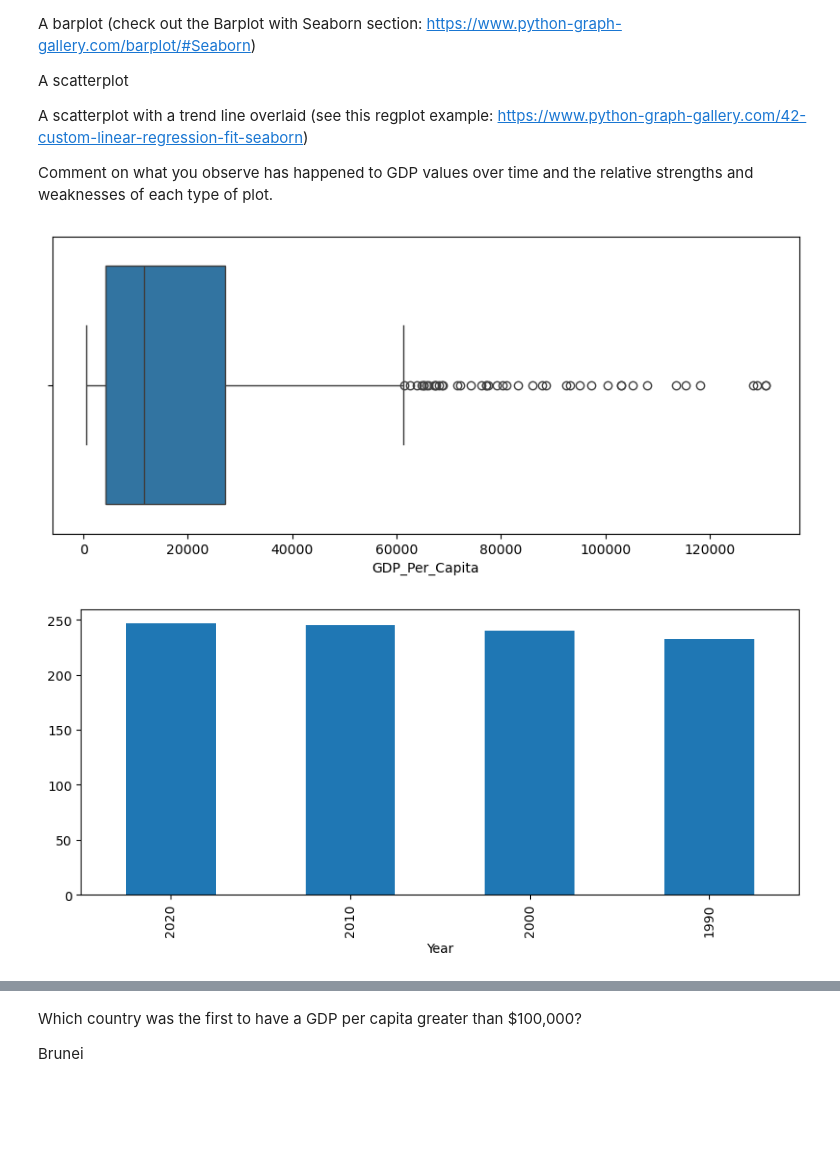
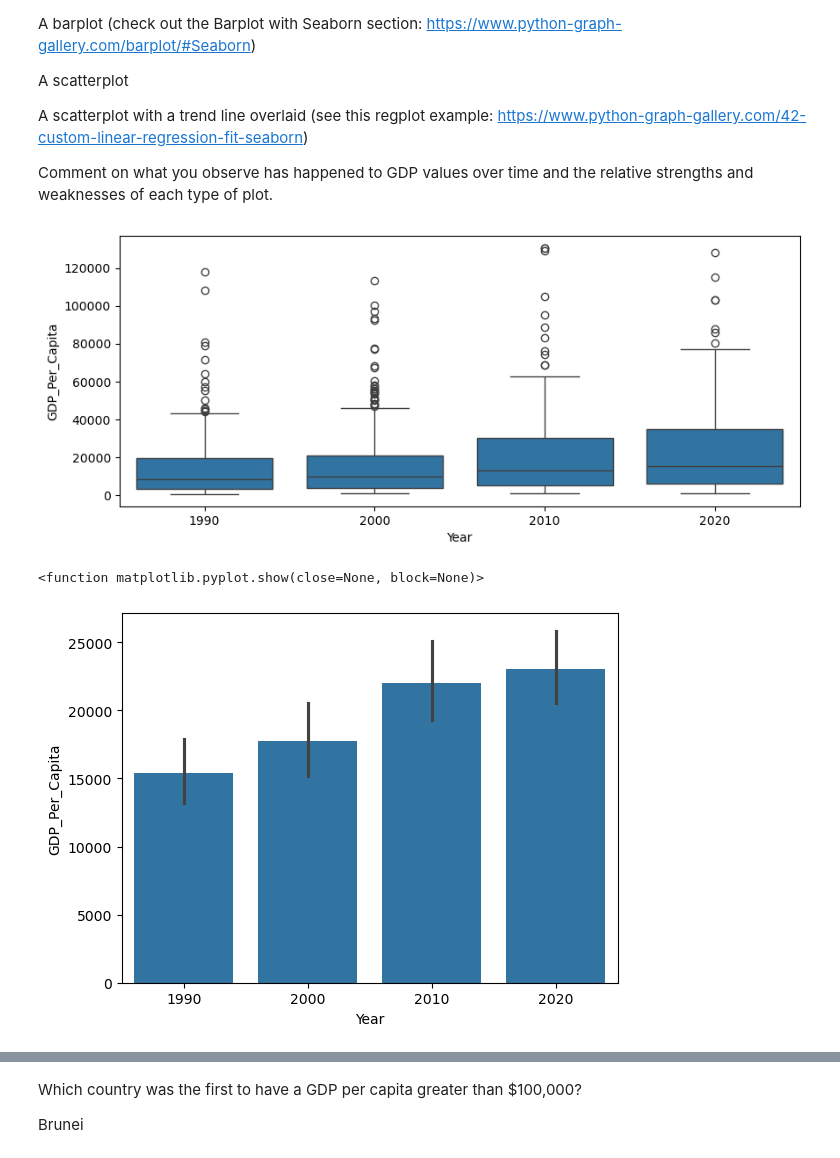
Before and after one commit to NewForce-Cohort-11-Data/gdp-and-internet-usage-Ripplegrin, a Jupyter notebook: UN_Data_Project.ipynb, the cells around one changed output, grey strips where cells are left out. Drawn from its saved outputs; the diff is of its cells as text; code cells hidden in the pictures; blank space fills up the shorter version.

```diff
--- a/UN_Data_Project.ipynb
+++ b/UN_Data_Project.ipynb
@@ -8,8 +10,8 @@ import seaborn as sns
 # %% [markdown]
 Using the pandas read_csv() method, read the GDP dataset into your notebook as a DataFrame called gdp_df. Take a look at the first few and last few rows to familiarize yourself with what is contained in this dataset.
 # %%
-gdp_df = pd.read_csv('./data/gdp_percapita.csv.csv')
-gdp_df.head(3)
+gdp = pd.read_csv('./data/gdp_percapita.csv.csv')
+gdp.head(3)
 # %% [output]
 |  | Country or Area | Year | Value | Value Footnotes |
 | 0 | Afghanistan | 2023 | 1992.424394 | NaN |
@@ -32,6 +31,6 @@ Index(['Country or Area', 'Year', 'Value', 'Value Footnotes'], dtype='object')
 # %% [markdown]
 Drop the Value Footnotes column and rename the remaining three to 'Country', 'Year', and 'GDP_Per_Capita'.
 # %%
-gdp_df=gdp_df.drop(columns = ['Value Footnotes'])
-gdp_df.columns= ['Country', 'Year','GDP_Per_Capita']
+gdp=gdp.drop(columns = ['Value Footnotes'])
+gdp.columns= ['Country', 'Year','GDP_Per_Capita']
 # %%
@@ -122,20 +119,19 @@ A scatterplot with a trend line overlaid (see this regplot example: https://www.
 Comment on what you observe has happened to GDP values over time and the relative strengths and weaknesses of each type of plot.
 # %%
 gdp_decades = [1990, 2000,2010, 2020]
-gdp_decades_df = gdp_df.loc[gdp_df.Year.isin(gdp_decades)]
+gdp_decades = gdp.loc[gdp.Year.isin(gdp_decades)]
 # %%
 plt.figure(figsize = (10,4))
-sns.boxplot(data = gdp_decades_df, x = 'GDP_Per_Capita')
+sns.boxplot(data = gdp_decades, x = 'Year', y= 'GDP_Per_Capita')
 plt.show()
 ## not useful for this info
 # %% [output]
-[figure, old version]
+[figure, new version]
 # %%
-plt.figure(figsize = (10,4))
-gdp_decades_df['Year'].value_counts().plot(kind = 'bar');
-plt.show()
-
+sns.barplot( x = 'Year', y= 'GDP_Per_Capita', data=gdp_decades);
+plt.show
 ## useless for this info
 # %% [output]
+<function matplotlib.pyplot.show(close=None, block=None)>
-[figure, old version]
+[figure, new version]
 # %%
```
Also changed, not shown: parts of 24 cells of this notebook.
